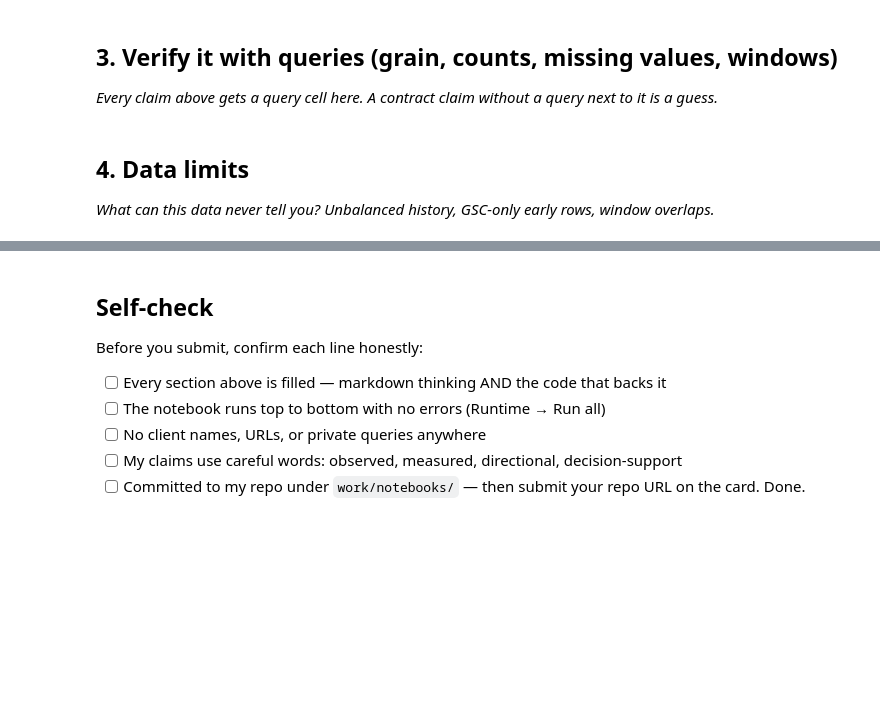
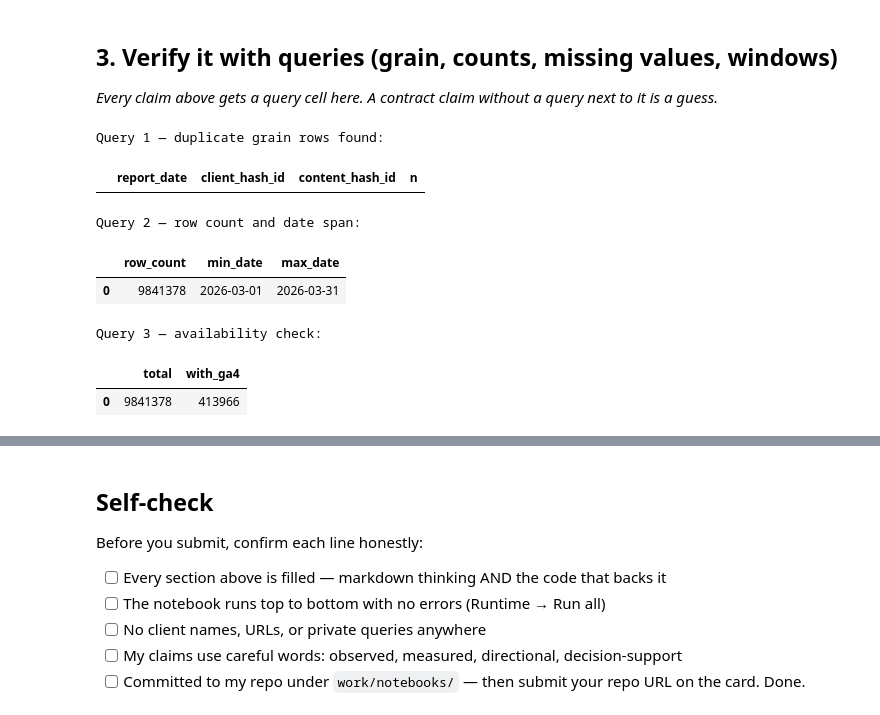
Before and after one commit to tabeeljohn2/flyrank-ml-internship, a Jupyter notebook: work/notebooks/w03_data_contract.ipynb, the cells around one changed output, grey strips where cells are left out. Drawn from its saved outputs; the diff is of its cells as text; code cells hidden in the pictures; blank space fills up the shorter version.

```diff
--- a/work/notebooks/w03_data_contract.ipynb
+++ b/work/notebooks/w03_data_contract.ipynb
@@ -30,4 +108,0 @@ This skeleton is yours to fill. Work the sections **in order** — each one has
-# %% [markdown]
-## 4. Data limits
-
-*What can this data never tell you? Unbalanced history, GSC-only early rows, window overlaps.*
@@ -36,0 +109,39 @@ This skeleton is yours to fill. Work the sections **in order** — each one has
+# %%
+# Query 1: the grain — one row = one content item, one client, one day?
+q1 = f"""
+SELECT report_date, client_hash_id, content_hash_id, COUNT(*) AS n
+FROM read_parquet('{REL}/fact_content_daily_performance/month=2026-03/*.parquet')
+GROUP BY report_date, client_hash_id, content_hash_id
+HAVING COUNT(*) > 1
+LIMIT 5
+"""
+print("Query 1 — duplicate grain rows found:")
+con.sql(q1).df()
+# %% [output]
+Query 1 — duplicate grain rows found:
+|  | report_date | client_hash_id | content_hash_id | n |
+# %%
+# Query 2: row count and date span for this month
+q2 = f"""
+SELECT COUNT(*) AS row_count, MIN(report_date) AS min_date, MAX(report_date) AS max_date
+FROM read_parquet('{REL}/fact_content_daily_performance/month=2026-03/*.parquet')
+"""
+print("Query 2 — row count and date span:")
+con.sql(q2).df()
+# %% [output]
+Query 2 — row count and date span:
+|  | row_count | min_date | max_date |
+| 0 | 9841378 | 2026-03-01 | 2026-03-31 |
+# %%
+# Query 3: availability — how many rows actually have GA4 data?
+q3 = f"""
+SELECT COUNT(*) AS total,
+       COUNT(*) FILTER (WHERE ga4_data_available IS TRUE) AS with_ga4
+FROM read_parquet('{REL}/fact_content_daily_performance/month=2026-03/*.parquet')
+"""
+print("Query 3 — availability check:")
+con.sql(q3).df()
+# %% [output]
+Query 3 — availability check:
+|  | total | with_ga4 |
+| 0 | 9841378 | 413966 |
```
Also changed, not shown: parts of 13 cells of this notebook.
